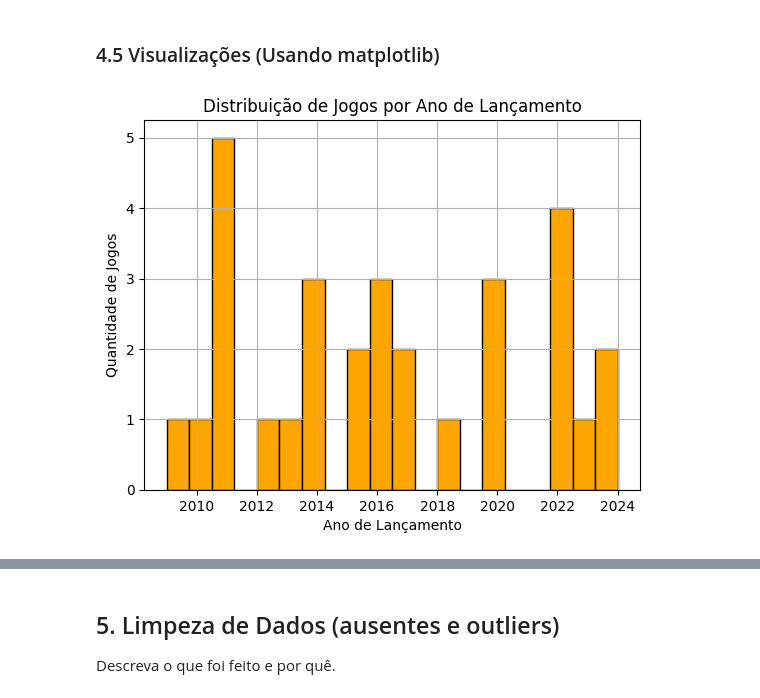
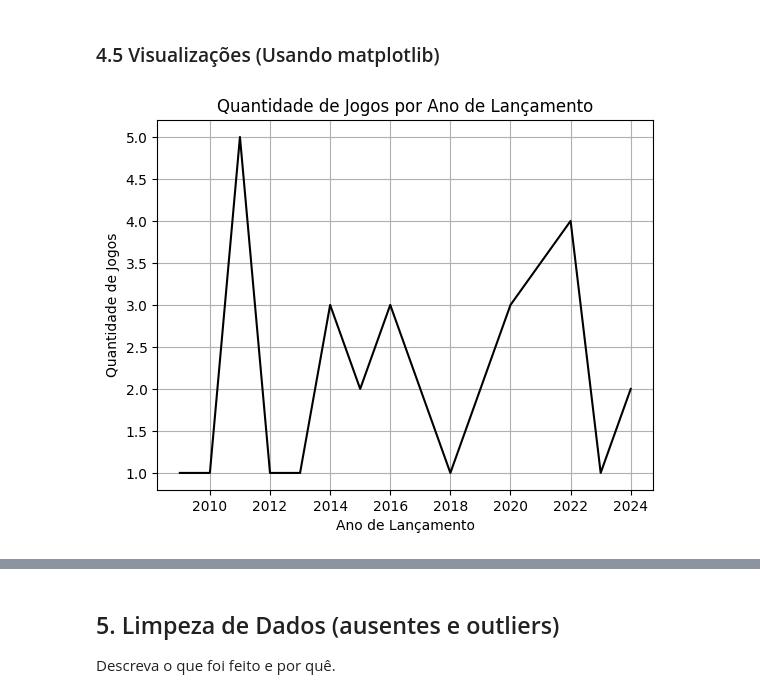
Before and after one commit to matheusavolio/EDA_Similaridade_Cosseno, a Jupyter notebook: EDA_Similaridade_Cosseno.ipynb, the cells around one changed output, grey strips where cells are left out. Saved outputs shown, nothing was run; the diff lists cells and outputs as text; code cells hidden in the pictures.

```diff
--- a/EDA_Similaridade_Cosseno.ipynb
+++ b/EDA_Similaridade_Cosseno.ipynb
@@ -132,11 +128,11 @@ Name: count, dtype: int64
 # %% [markdown]
 ### 4.5 Visualizações (Usando matplotlib)
 # %%
-plt.hist(df["release_year"], bins=20, color="orange", edgecolor="black")
-plt.title("Distribuição de Jogos por Ano de Lançamento")
+plt.plot(contagem_ano.index, contagem_ano.values, color="black")
+plt.title("Quantidade de Jogos por Ano de Lançamento")
 plt.xlabel("Ano de Lançamento")
 plt.ylabel("Quantidade de Jogos")
 plt.grid(True)
 plt.show()
 # %% [output]
-[figure, old version]
+[figure, new version]
```
Also changed, not shown: parts of 12 cells of this notebook.
